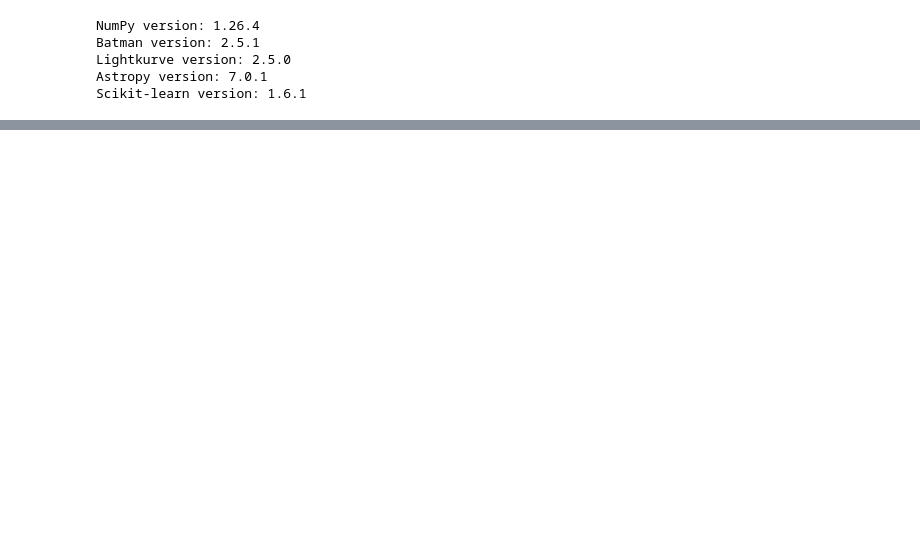
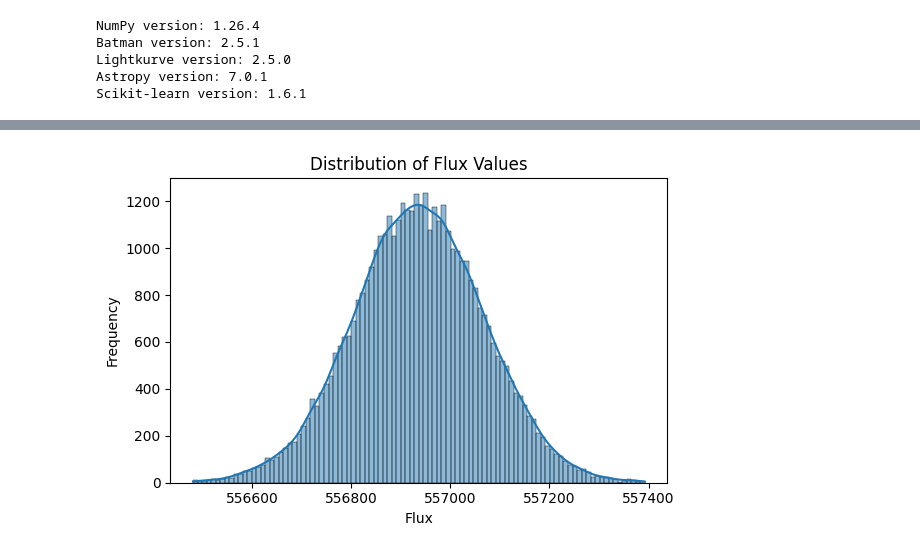
Before and after one commit to lematya/bkly_aiml_capstone_initial_report, a Jupyter notebook: pisaac_capstone_initialreport.ipynb, the cells around one changed output, grey strips where cells are left out. Saved outputs shown, nothing was run; the diff lists cells and outputs as text; code cells hidden in the pictures; blank space fills up the shorter version.

```diff
--- a/pisaac_capstone_initialreport.ipynb
+++ b/pisaac_capstone_initialreport.ipynb
@@ -124 +247,15 @@ dtype: int64
+# %%
+# =====================
+# Step N-2:Clean the Data:  Explore the distribution of  FLUX Values to look for outliers
+# =====================
+# Histogram of flux values BEFORE  De-Trending
+plt.figure(figsize=(6, 4))
+sns.histplot(df['flux'], bins=100, kde=True)
+plt.title("Distribution of Flux Values")
+plt.xlabel("Flux")
+plt.ylabel("Frequency")
+plt.tight_layout()
+plt.show()
+# %% [output]
+[figure, added]
 # %%
```
Also changed, not shown: parts of 28 cells of this notebook.
